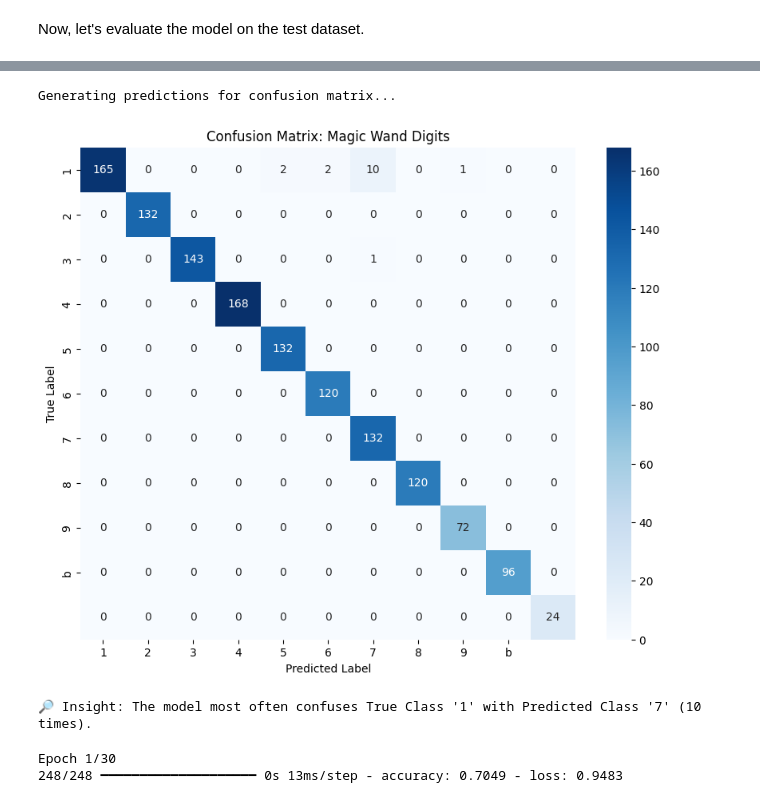
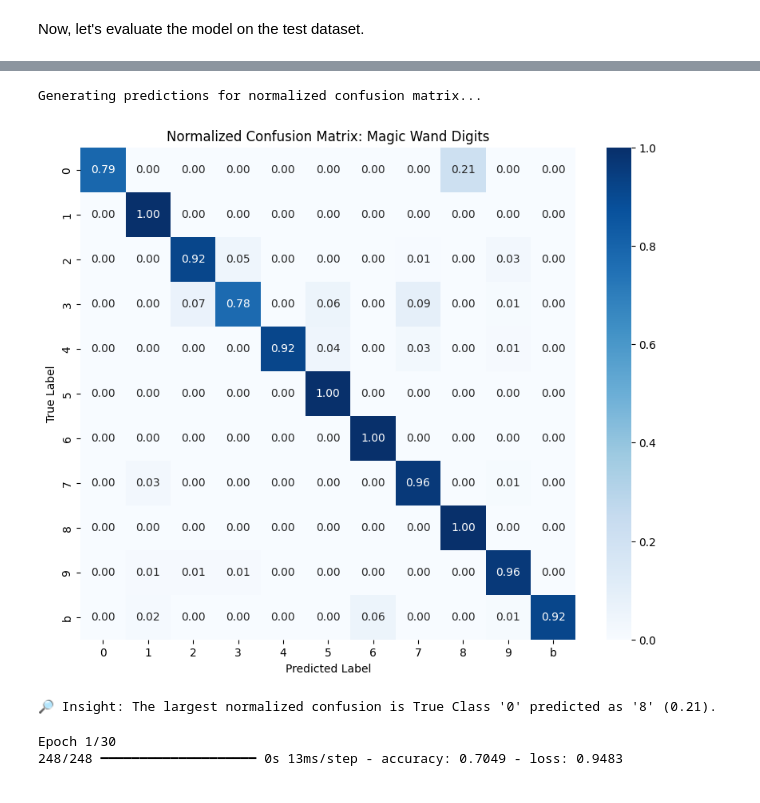
Before and after one commit to louiebisset/IOT, a Jupyter notebook: UoB_IoT_tb2_MagicWand.ipynb, the cells around one changed output, grey strips where cells are left out. Cells and saved outputs as stored; diff of their text form; code cells hidden in the pictures.

```diff
--- a/UoB_IoT_tb2_MagicWand.ipynb
+++ b/UoB_IoT_tb2_MagicWand.ipynb
@@ -625,50 +665,51 @@ import seaborn as sns
 import matplotlib.pyplot as plt
 from sklearn.metrics import confusion_matrix
 
-def plot_confusion_matrix(model, dataset, class_names):
+def plot_normalized_confusion_matrix(model, dataset, class_names):
     all_preds = []
     all_labels = []
 
-    print("Generating predictions for confusion matrix...")
+    print("Generating predictions for normalized confusion matrix...")
 
     for images, labels in dataset:
         preds = model.predict(images, verbose=0)
         all_preds.extend(np.argmax(preds, axis=1))
         all_labels.extend(np.argmax(labels.numpy(), axis=1))
 
-    cm = confusion_matrix(all_labels, all_preds)
+    cm = confusion_matrix(all_labels, all_preds, normalize='true')
 
     plt.figure(figsize=(10, 8))
     sns.heatmap(
         cm,
         annot=True,
-        fmt='d',
+        fmt='.2f',
         cmap='Blues',
         xticklabels=class_names,
         yticklabels=class_names
     )
     plt.xlabel('Predicted Label')
     plt.ylabel('True Label')
-    plt.title('Confusion Matrix: Magic Wand Digits')
+    plt.title('Normalized Confusion Matrix: Magic Wand Digits')
     plt.show()
 
     cm_no_diag = cm.copy()
     np.fill_diagonal(cm_no_diag, 0)
     most_confused_idx = np.unravel_index(np.argmax(cm_no_diag), cm_no_diag.shape)
 
     print(
-        f"🔎 Insight: The model most often confuses True Class "
-        f"'{class_names[most_confused_idx[0]]}' with Predicted Class "
+        f"🔎 Insight: The largest normalized confusion is True Class "
+        f"'{class_names[most_confused_idx[0]]}' predicted as "
         f"'{class_names[most_confused_idx[1]]}' "
-        f"({cm_no_diag[most_confused_idx]} times)."
+        f"({cm_no_diag[most_confused_idx]:.2f})."
     )
-class_names = ['1', '2', '3', '4', '5', '6', '7', '8', '9', 'b']
 
-plot_confusion_matrix(model, test_ds, class_names)
+class_names = ['0', '1', '2', '3', '4', '5', '6', '7', '8', '9', 'b']
+
+plot_normalized_confusion_matrix(model, test_ds, class_names)
 # %% [output]
-Generating predictions for confusion matrix...
+Generating predictions for normalized confusion matrix...
-[figure, old version]
+[figure, new version]
-🔎 Insight: The model most often confuses True Class '1' with Predicted Class '7' (10 times).
+🔎 Insight: The largest normalized confusion is True Class '0' predicted as '8' (0.21).
 # %%
 from tensorflow.keras import layers
 def build_opt_model_3():
```
Also changed, not shown: parts of 9 cells of this notebook.
